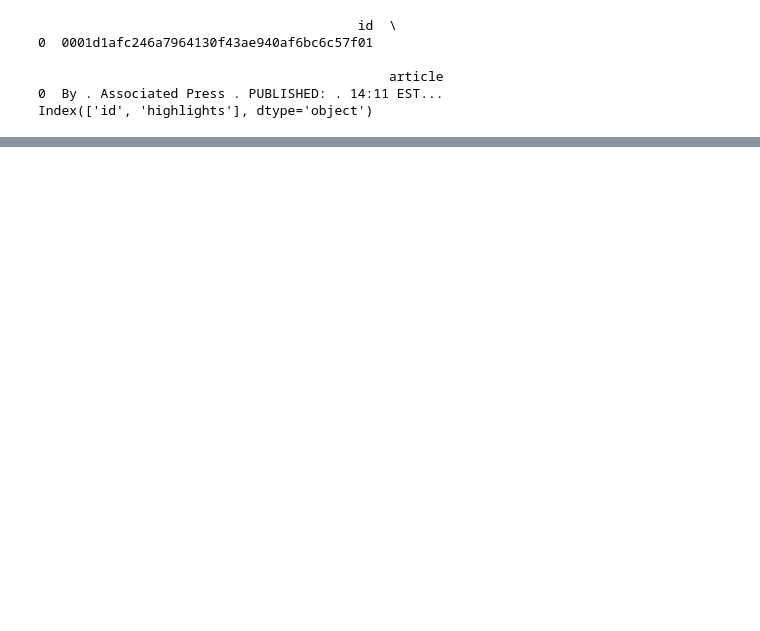
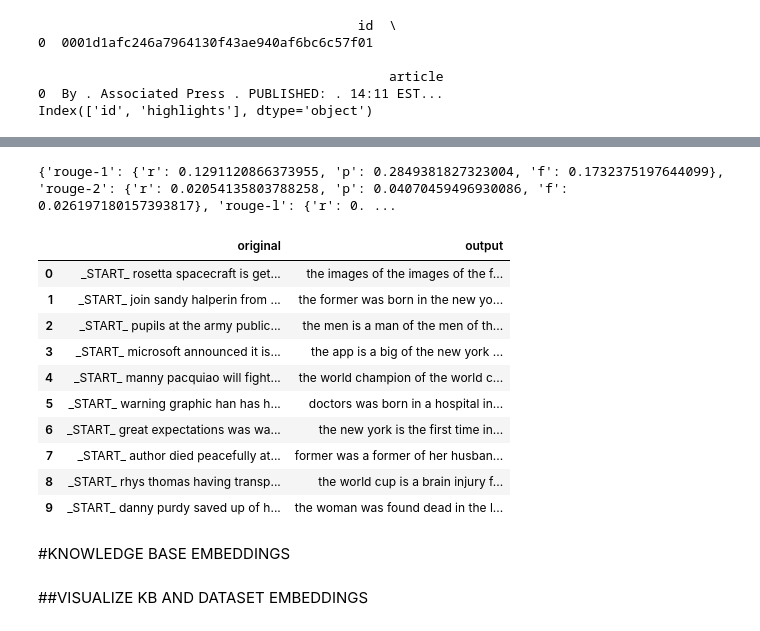
Before and after one commit to ishapugalia/Abstractive-Text-Summarization, a Jupyter notebook: model_2.ipynb, the cells around one changed output, grey strips where cells are left out. Drawn from its saved outputs; the diff is of its cells as text; code cells hidden in the pictures; blank space fills up the shorter version.

```diff
--- a/model_2.ipynb
+++ b/model_2.ipynb
@@ -326,0 +642,25 @@ model.fit()
+# %%
+encoder_model = Model(inputs=encoder_inputs,outputs=[encoder_outputs, state_h, state_c])
+
+# Decoder setup
+# Below tensors will hold the states of the previous time step
+decoder_state_input_h = Input(shape=(latent_dim,))
+decoder_state_input_c = Input(shape=(latent_dim,))
+decoder_hidden_state_input = Input(shape=(MAX_LEN,latent_dim))
+
+# Get the embeddings of the decoder sequence
+dec_emb2= dec_emb_layer(decoder_inputs)
+# To predict the next word in the sequence, set the initial states to the states from the previous time step
+decoder_outputs2, state_h2, state_c2 = decoder_lstm(dec_emb2, initial_state=[decoder_state_input_h, decoder_state_input_c])
+
+#attention inference
+attn_out_inf, attn_states_inf = attn_layer([decoder_hidden_state_input, decoder_outputs2])
+decoder_inf_concat = Concatenate(axis=-1, name='concat')([decoder_outputs2, attn_out_inf])
+
+# A dense softmax layer to generate prob dist. over the target vocabulary
+decoder_outputs2 = decoder_dense(decoder_inf_concat)
+
+# Final decoder model
+decoder_model = Model(
+    [decoder_inputs] + [decoder_hidden_state_input,decoder_state_input_h, decoder_state_input_c],
+    [decoder_outputs2] + [state_h2, state_c2])
@@ -326,0 +721,10 @@ model.fit()
+# %%
+predicted=pd.DataFrame(columns=['original','output'])
+for i in range(0,10):
+    print("Article:",x_val.iloc[i])
+    print("Original summary:",y_val.iloc[i])
+    print("Predicted summary:",decode_sequence(pad_article_test[i].reshape(1,MAX_LEN)))
+    print("\n")
+
+    data=[y_val.iloc[i],' '.join(decode_sequence(pad_article_test[i].reshape(1, max_len_text)).split())]
+    predicted=pd.concat([predicted,pd.DataFrame([data],columns=predicted.columns)],ignore_index=True)
@@ -326,0 +751,4 @@ model.fit()
+# %%
+!pip install rouge
+from rouge import Rouge
+ROUGE = Rouge()
@@ -326,0 +762,21 @@ model.fit()
+# %%
+candidate,reference=predicted['output'],predicted['original']
+#for i in range(len(candidate)):
+ #candidate[i]=" ".join(el for el in candidate[i])
+print(ROUGE.get_scores(candidate, reference,avg=True))
+predicted
+# %% [output]
+{'rouge-1': {'r': 0.1291120866373955, 'p': 0.2849381827323004, 'f': 0.1732375197644099}, 'rouge-2': {'r': 0.02054135803788258, 'p': 0.04070459496930086, 'f': 0.026197180157393817}, 'rouge-l': {'r': 0. ...
+|  | original | output |
+| 0 | _START_ rosetta spacecraft is get... | the images of the images of the f... |
+| 1 | _START_ join sandy halperin from ... | the former was born in the new yo... |
+| 2 | _START_ pupils at the army public... | the men is a man of the men of th... |
+| 3 | _START_ microsoft announced it is... | the app is a big of the new york ... |
+| 4 | _START_ manny pacquiao will fight... | the world champion of the world c... |
+| 5 | _START_ warning graphic han has h... | doctors was born in a hospital in... |
+| 6 | _START_ great expectations was wa... | the new york is the first time in... |
+| 7 | _START_ author died peacefully at... | former was a former of her husban... |
+| 8 | _START_ rhys thomas having transp... | the world cup is a brain injury f... |
+| 9 | _START_ danny purdy saved up of h... | the woman was found dead in the l... |
+# %% [markdown]
+#KNOWLEDGE BASE EMBEDDINGS
@@ -326,0 +792,2 @@ model.fit()
+# %% [markdown]
+##VISUALIZE KB AND DATASET EMBEDDINGS
```
Also changed, not shown: parts of 71 cells of this notebook.
